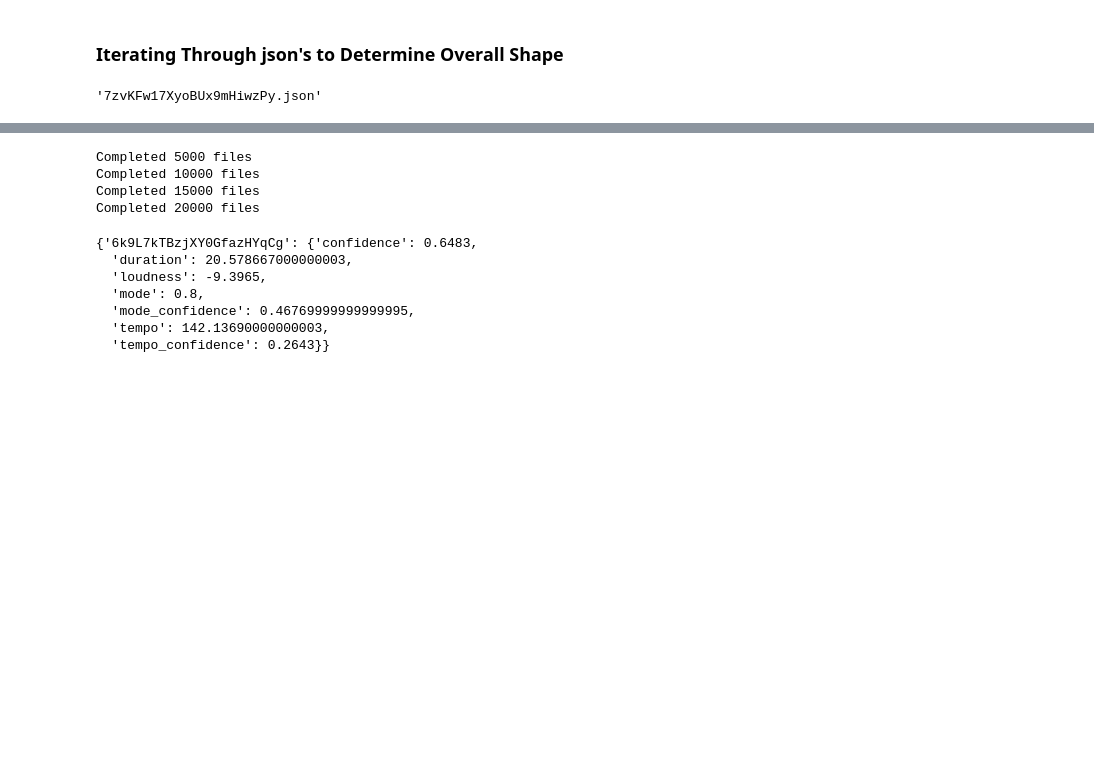
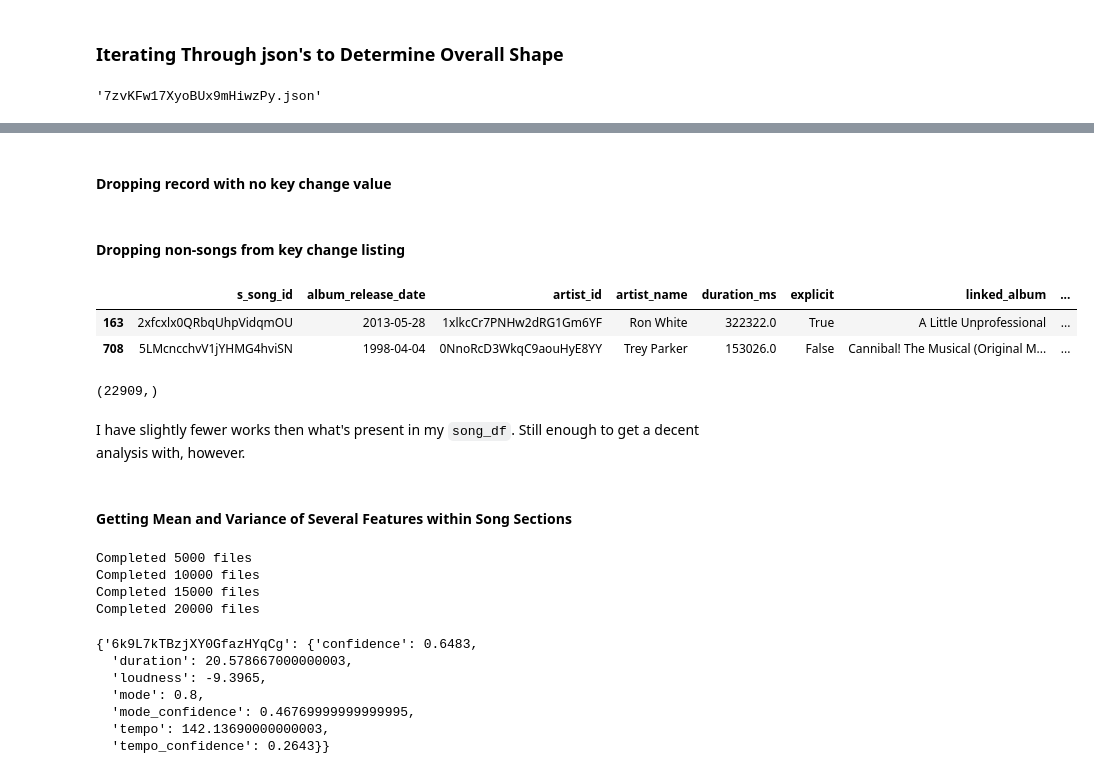
Before and after one commit to jonjohnsontc/songwriter-graph, a Jupyter notebook: notebooks/spotify_audio_analysis.ipynb, the cells around one changed output, grey strips where cells are left out. Saved outputs shown, nothing was run; the diff lists cells and outputs as text; code cells hidden in the pictures; blank space fills up the shorter version.

```diff
--- a/notebooks/spotify_audio_analysis.ipynb
+++ b/notebooks/spotify_audio_analysis.ipynb
@@ -101,0 +174,2 @@ analysis_list[-1]
+# %% [markdown]
+#### Dropping record with no key change value
@@ -101,0 +178,10 @@ analysis_list[-1]
+# %% [markdown]
+#### Dropping non-songs from key change listing
+# %%
+non_songs = pd.read_csv('../data/non_songs.csv', index_col = 0)
+# %%
+non_songs.head(2)
+# %% [output]
+|  | s_song_id | album_release_date | artist_id | artist_name | duration_ms | explicit | linked_album | ... |
+| 163 | 2xfcxlx0QRbqUhpVidqmOU | 2013-05-28 | 1xlkcCr7PNHw2dRG1Gm6YF | Ron White | 322322.0 | True | A Little Unprofessional | ... |
+| 708 | 5LMcncchvV1jYHMG4hviSN | 1998-04-04 | 0NnoRcD3WkqC9aouHyE8YY | Trey Parker | 153026.0 | False | Cannibal! The Musical (Original M... | ... |
@@ -102,2 +190,10 @@ analysis_list[-1]
+# %%
+kc_df.shape
+# %% [output]
+(22909,)
+# %% [markdown]
+I have slightly fewer works then what's present in my `song_df`. Still enough to get a decent analysis with, however.
+# %% [markdown]
+#### Getting Mean and Variance of Several Features within Song Sections
 # %%
 def analysis_sorter(lst):
```
Also changed, not shown: parts of 12 cells of this notebook, 1 other file.
